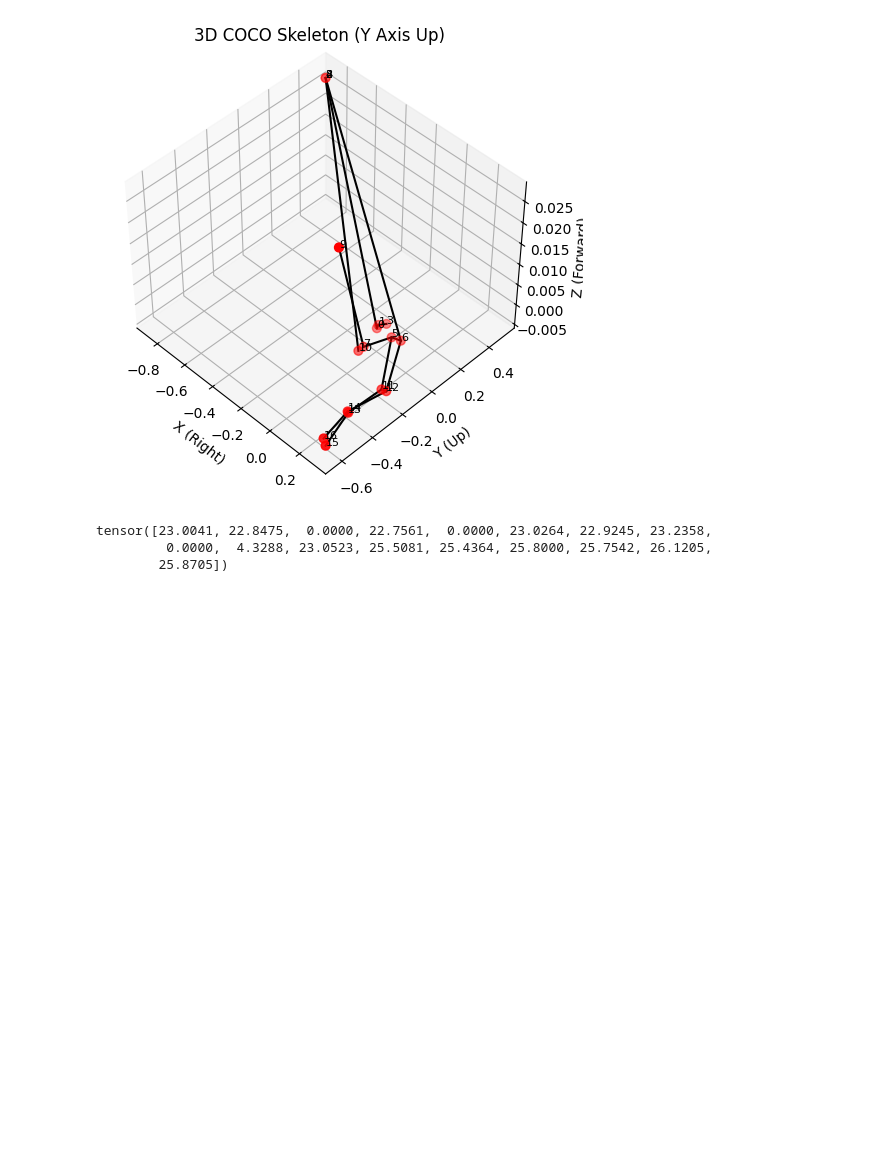
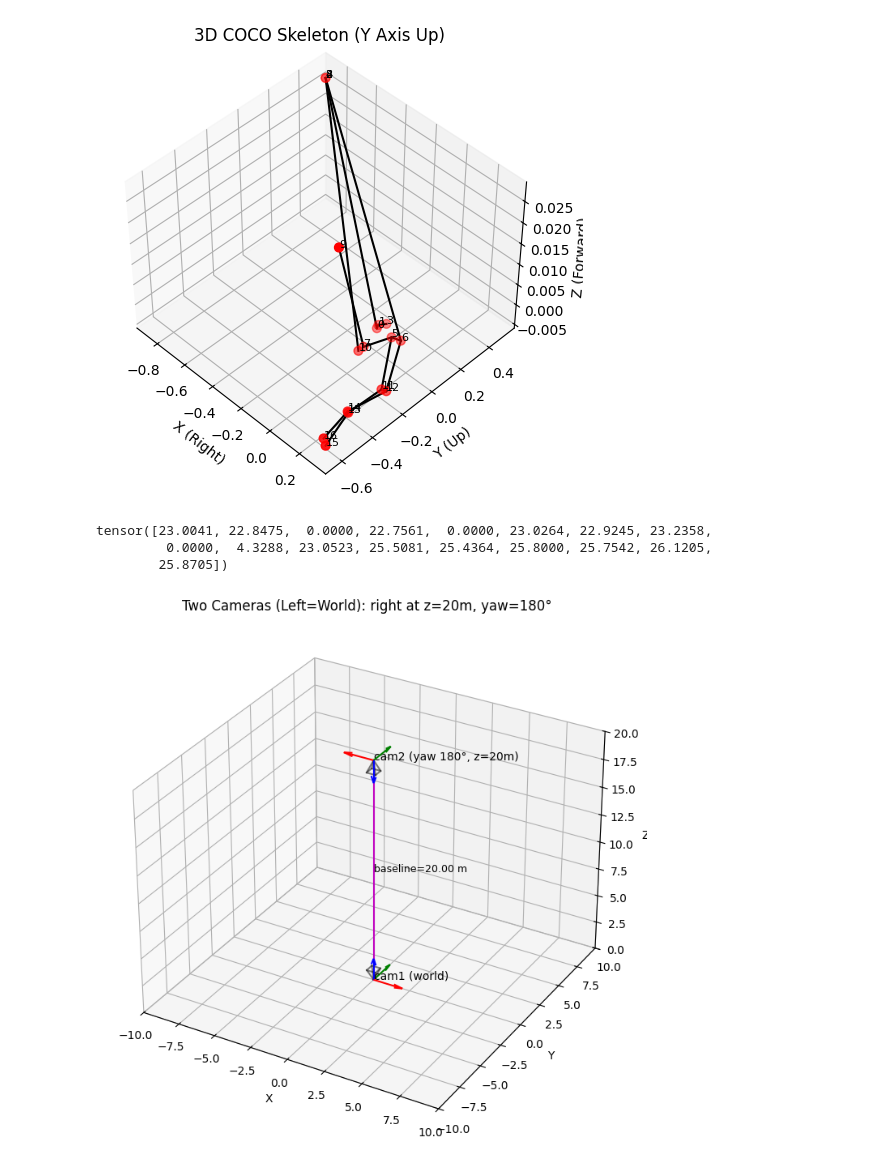
Before and after one commit to ChenKaiXuSan/Skiing_Analysis_PyTorch, a Jupyter notebook: analysis/wrold_pose.ipynb, the cells around one changed output. Saved outputs shown, nothing was run; the diff lists cells and outputs as text; code cells hidden in the pictures; blank space fills up the shorter version.

```diff
--- a/analysis/wrold_pose.ipynb
+++ b/analysis/wrold_pose.ipynb
@@ -522,3 +522,102 @@ fig.update_layout(
     )
 )
 fig.show()
+# %%
+# Optimized plotting with colored axes for clarity
+
+import numpy as np
+import matplotlib.pyplot as plt
+
+# ---------- Math utils ----------
+def Ry(theta):
+    c, s = np.cos(theta), np.sin(theta)
+    return np.array([[c,0,s],[0,1,0],[-s,0,c]], dtype=float)
+
+def pose_from_center_R(C, R):
+    C = np.asarray(C, dtype=float).reshape(3,1)
+    return R, -R @ C
+
+def camera_center_from_RT(R, T):
+    return (-R.T @ T).ravel()
+
+# ---------- Drawing utils ----------
+def set_equal_3d(ax, X):
+    mins = X.min(axis=0)
+    maxs = X.max(axis=0)
+    ctr  = (mins + maxs) / 2.0
+    r    = (maxs - mins).max() / 2.0
+    ax.set_xlim(ctr[0]-r, ctr[0]+r)
+    ax.set_ylim(ctr[1]-r, ctr[1]+r)
+    ax.set_zlim(ctr[2]-r, ctr[2]+r)
+
+def draw_frame(ax, R, C, scale=1.0, label=None):
+    """Draw camera axes (x=red, y=green, z=blue) at world position C."""
+    Rcw = R.T   # camera->world
+    o = np.asarray(C, float).reshape(3,)
+    axes = Rcw * scale
+    colors = ['r','g','b']  # x=red, y=green, z=blue
+    for i, col in enumerate(colors):
+        ax.quiver(o[0], o[1], o[2], axes[0,i], axes[1,i], axes[2,i], color=col)
+    if label:
+        ax.text(o[0], o[1], o[2], label, fontsize=10)
+
+def draw_frustum(ax, R=None, T=None, C=None, z_far=1.0, scale=1.0):
+    if C is None:
+        C = camera_center_from_RT(R, T)
+    C = np.asarray(C, float).reshape(3,)
+    s = 0.15 * scale
+    cam_pts = np.array([
+        [0,0,0],
+        [-s,-s,z_far],[s,-s,z_far],
+        [s,s,z_far],[-s,s,z_far]
+    ])
+    Rcw = R.T
+    Twc = -R.T @ T.reshape(3,1)
+    world_pts = (Rcw @ cam_pts.T + Twc).T
+    O = world_pts[0]
+    corners = world_pts[1:]
+    for p in corners:
+        ax.plot([O[0],p[0]], [O[1],p[1]], [O[2],p[2]], color='k', alpha=0.5)
+    order=[1,2,3,4,1]
+    ax.plot(world_pts[order,0], world_pts[order,1], world_pts[order,2], color='k', alpha=0.5)
+
+# ---------- Input scenario ----------
+R1 = np.eye(3)
+T1 = np.zeros((3,1))
+C1 = np.zeros((3,))
+
+C2_world = np.array([0,0,20.0])
+R2 = Ry(np.deg2rad(180))
+R2, T2 = pose_from_center_R(C2_world, R2)
+
+# ---------- Plot ----------
+fig = plt.figure(figsize=(8,7))
+ax = fig.add_subplot(111, projection='3d')
+
+draw_frame(ax, R1, C1, scale=2.0, label="cam1 (world)")
+draw_frame(ax, R2, C2_world, scale=2.0, label="cam2 (yaw 180°, z=20m)")
+draw_frustum(ax, R=R1, T=T1, scale=2.0)
+draw_frustum(ax, R=R2, T=T2, scale=2.0)
+
+# baseline
+ax.plot([C1[0],C2_world[0]], [C1[1],C2_world[1]], [C1[2],C2_world[2]], color='m')
+ax.text(*(C1+(C2_world-C1)/2), f"baseline={np.linalg.norm(C2_world-C1):.2f} m", fontsize=9)
+
+all_pts = np.vstack([C1.reshape(1,3), C2_world.reshape(1,3)])
+set_equal_3d(ax, all_pts)
+ax.set_xlabel("X")
+ax.set_ylabel("Y")
+ax.set_zlabel("Z")
+ax.set_title("Two Cameras (Left=World): right at z=20m, yaw=180°")
+
+
+plt.tight_layout()
+plt.show()
+
+# Print final RT
+print("R2=\n", R2)
+print("T2=\n", T2)
+print("C2 (world check)=", camera_center_from_RT(R2, T2))
+print("Baseline length =", float(np.linalg.norm(C2_world - C1)))
+# %% [output]
+[figure, added]
```
Also changed, not shown: parts of 2 cells of this notebook, 6 other files.
